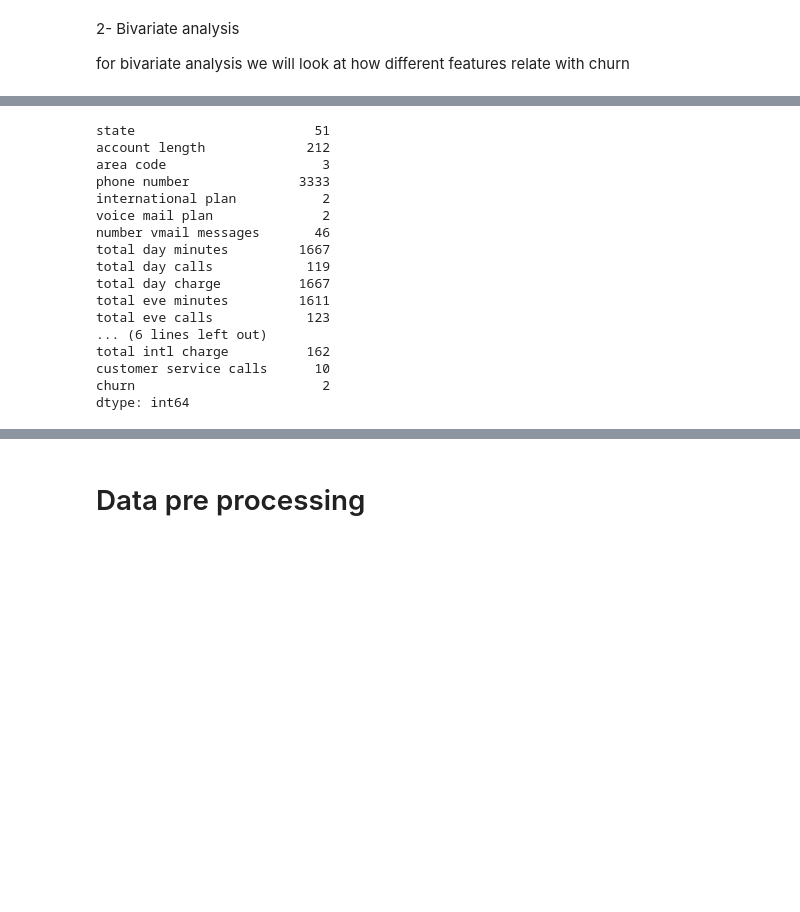
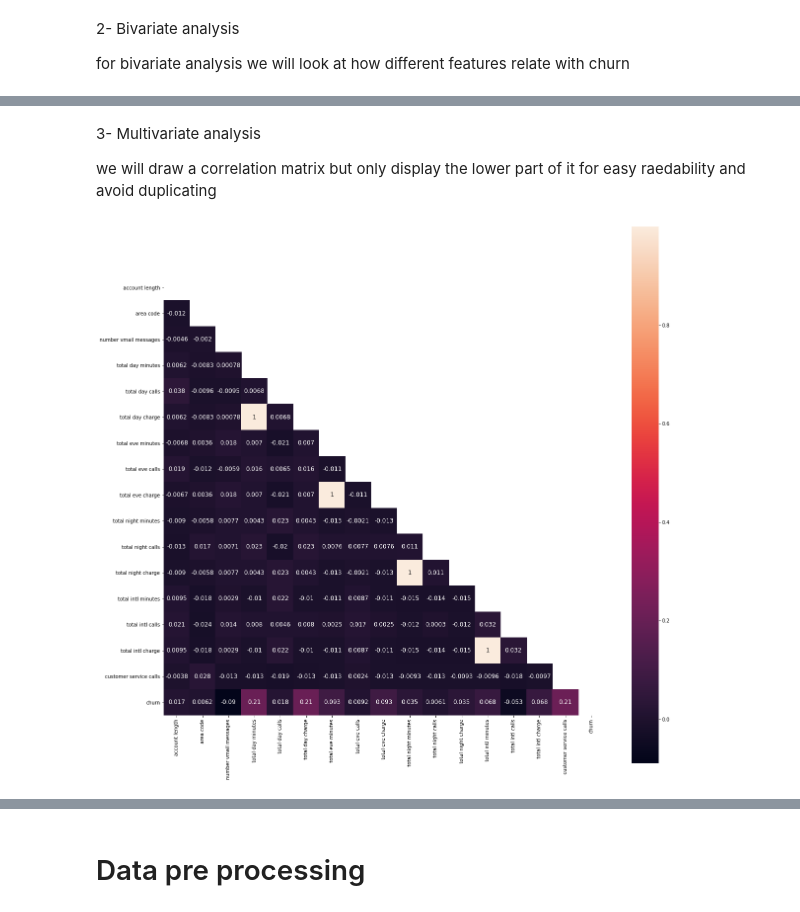
Before and after one commit to williamm243/customer_retention, a Jupyter notebook: customer.ipynb, the cells around one changed output, grey strips where cells are left out. Cells and saved outputs as stored; diff of their text form; code cells hidden in the pictures; blank space fills up the shorter version.

```diff
--- a/customer.ipynb
+++ b/customer.ipynb
@@ -339,20 +338,14 @@ plt.show()
-# %%
-churn_data.nunique()
-# %% [output]
-state                       51
-account length             212
-area code                    3
-phone number              3333
-international plan           2
-voice mail plan              2
-number vmail messages       46
-total day minutes         1667
-total day calls            119
-total day charge          1667
-total eve minutes         1611
-total eve calls            123
-... (6 lines left out)
-total intl charge          162
-customer service calls      10
-churn                        2
-dtype: int64
+# %% [markdown]
+3- Multivariate analysis
+
+we will draw  a correlation matrix but only display the lower part of it for easy raedability and avoid duplicating
+# %%
+
+
+fig, ax = plt.subplots(figsize=(20, 20))
+mask = np.triu(np.ones_like(churn_data.corr(), dtype=bool))
+sns.heatmap(churn_data.corr(), mask=mask, square=True, ax=ax, annot=True, annot_kws={"fontsize": 12})
+
+plt.show()
+# %% [output]
+[figure, added]
```
Also changed, not shown: parts of 60 cells of this notebook.
